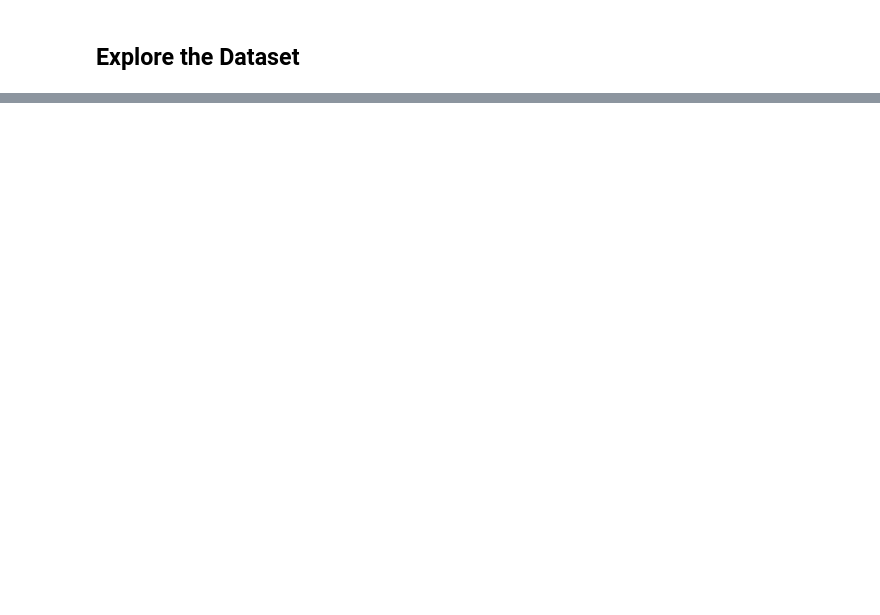
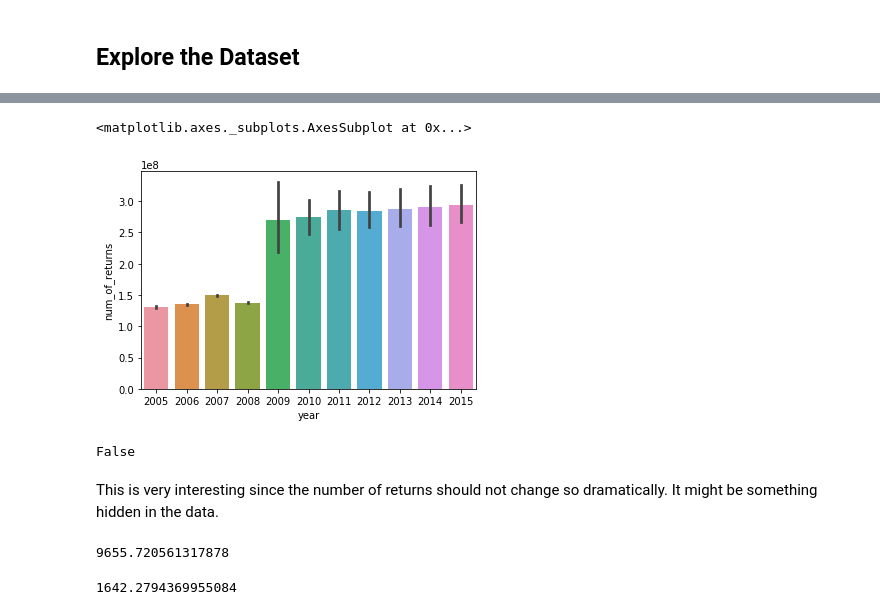
Before and after one commit to mukerong/Data-Science-Project, a Jupyter notebook: Individual-Income_tax_2005-2015/Individual-Income-Tax-Project.ipynb, the cells around one changed output, grey strips where cells are left out. Saved outputs shown, nothing was run; the diff lists cells and outputs as text; code cells hidden in the pictures; blank space fills up the shorter version.

Commit message:
explore the num_of_return

```diff
--- a/Individual-Income_tax_2005-2015/Individual-Income-Tax-Project.ipynb
+++ b/Individual-Income_tax_2005-2015/Individual-Income-Tax-Project.ipynb
@@ -180,0 +140,9 @@ tax_07.head()
+# %%
+sns.barplot(data=raw_data, x='year', y='num_of_returns', estimator=sum)
+# %% [output]
+<matplotlib.axes._subplots.AxesSubplot at 0x...>
+[figure, added]
+# %%
+raw_data[raw_data['year'] == 2009]['state'].isnull().any()
+# %% [output]
+False
@@ -181 +151,11 @@ tax_07.head()
+# %% [markdown]
+This is very interesting since the number of returns should not change so dramatically. It might be something hidden in the data.
+# %%
+raw_data[raw_data['year'] == 2009]['num_of_returns'].mean()
+# %% [output]
+9655.720561317878
+# %%
+raw_data[raw_data['year'] == 2010]['num_of_returns'].mean()
+# %% [output]
+1642.2794369955084
 # %%
```
Also changed, not shown: parts of 15 cells of this notebook.
